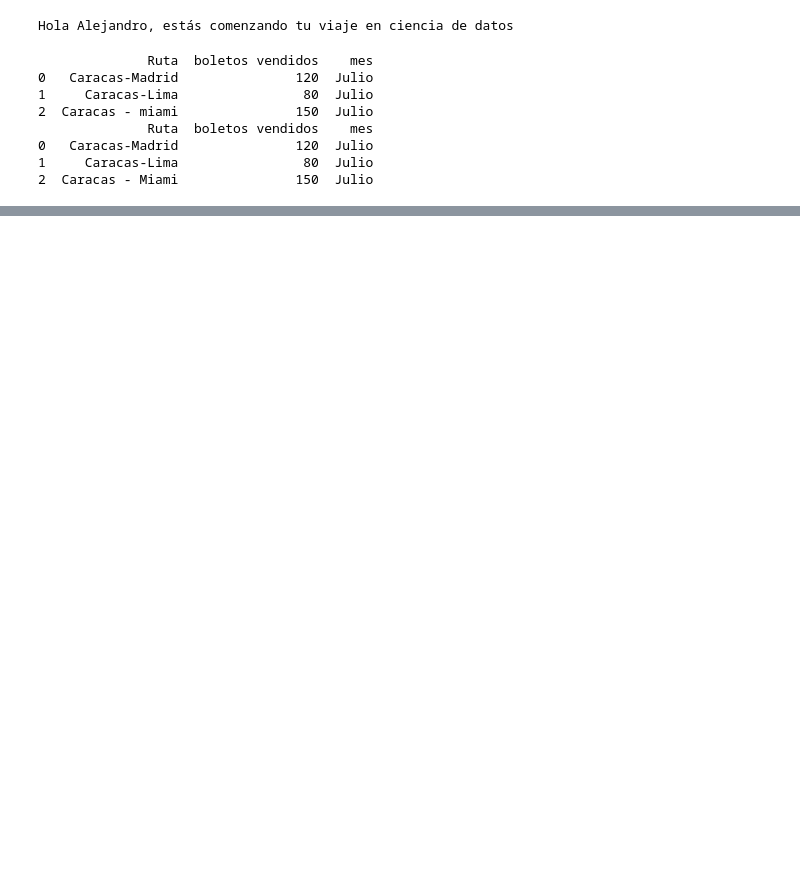
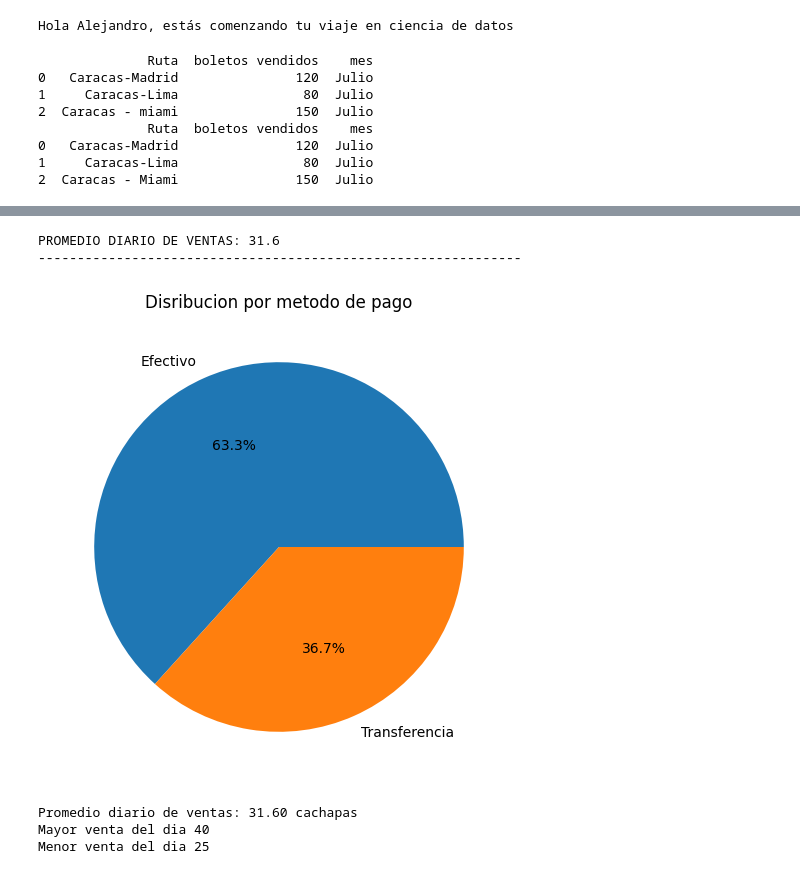
Before and after one commit to aiorodt/Python-Prep, a Jupyter notebook: Alejandro IA/copilotcl1.ipynb, the cells around one changed output, grey strips where cells are left out. Drawn from its saved outputs; the diff is of its cells as text; code cells hidden in the pictures; blank space fills up the shorter version.

```diff
--- a/Alejandro IA/copilotcl1.ipynb
+++ b/Alejandro IA/copilotcl1.ipynb
@@ -63,0 +74,24 @@ Name: Cachapas_Vendidas, dtype: int64
+# %%
+promedio_de_ventas=df["Cachapas_Vendidas"].mean()
+print("PROMEDIO DIARIO DE VENTAS:", promedio_de_ventas)
+
+print("--------------------------------------------------------------")
+ventas_metodo_pagos.plot(kind="pie", autopct="%1.1f%%" ,figsize=(6,6))
+plt.title("Disribucion por metodo de pago")
+plt.ylabel("") #opcional quitar el eje y
+plt.show()
+
+promedio = df["Cachapas_Vendidas"].mean()
+print(f"Promedio diario de ventas: {promedio:.2f} cachapas")
+
+maximo=df["Cachapas_Vendidas"].max()
+minimo=df["Cachapas_Vendidas"].min()
+print(f"Mayor venta del dia {maximo}")
+print(f"Menor venta del dia {minimo}")
+# %% [output]
+PROMEDIO DIARIO DE VENTAS: 31.6
+--------------------------------------------------------------
+[figure, added]
+Promedio diario de ventas: 31.60 cachapas
+Mayor venta del dia 40
+Menor venta del dia 25
```
Also changed, not shown: parts of 5 cells of this notebook.
